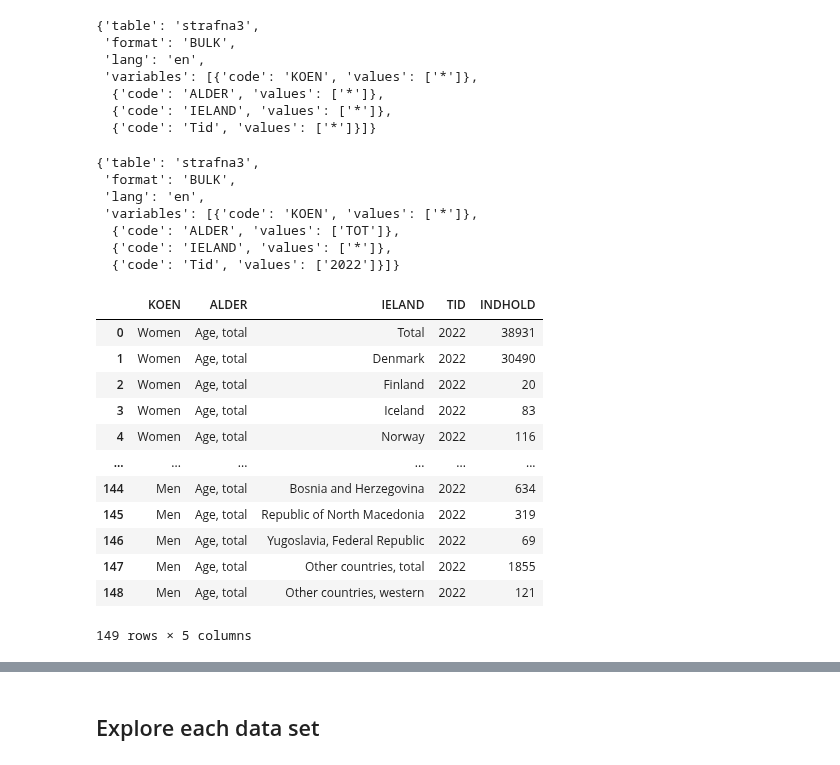
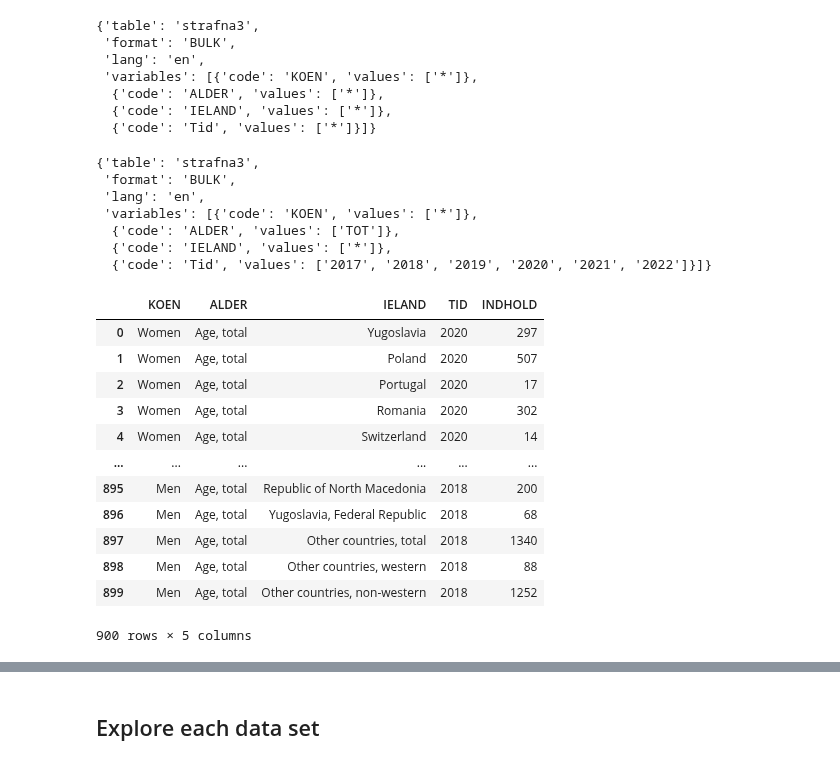
Before and after one commit to NumEconCopenhagen/projects-2024-malik-og-mads, a Jupyter notebook: dataproject/dataproject.ipynb, the cells around one changed output, grey strips where cells are left out. Cells and saved outputs as stored; diff of their text form; code cells hidden in the pictures.

```diff
--- a/dataproject/dataproject.ipynb
+++ b/dataproject/dataproject.ipynb
@@ -63,7 +60,7 @@ params
 # %%
 variables = params['variables'] # Returns a view, that we can edit
 variables[1]['values'] = ['TOT']
-variables[3]['values'] = ['2022']
+variables[3]['values'] = ['2017', '2018', '2019', '2020', '2021', '2022']
 params
 # %% [output]
 {'table': 'strafna3',
@@ -72,24 +69,24 @@ params
  'variables': [{'code': 'KOEN', 'values': ['*']},
   {'code': 'ALDER', 'values': ['TOT']},
   {'code': 'IELAND', 'values': ['*']},
-  {'code': 'Tid', 'values': ['2022']}]}
+  {'code': 'Tid', 'values': ['2017', '2018', '2019', '2020', '2021', '2022']}]}
 # %%
 inc_api = ind.get_data(params=params)
-inc_api.head(149)
+inc_api.head(900)
 # %% [output]
 |  | KOEN | ALDER | IELAND | TID | INDHOLD |
-| 0 | Women | Age, total | Total | 2022 | 38931 |
-| 1 | Women | Age, total | Denmark | 2022 | 30490 |
-| 2 | Women | Age, total | Finland | 2022 | 20 |
-| 3 | Women | Age, total | Iceland | 2022 | 83 |
-| 4 | Women | Age, total | Norway | 2022 | 116 |
+| 0 | Women | Age, total | Yugoslavia | 2020 | 297 |
+| 1 | Women | Age, total | Poland | 2020 | 507 |
+| 2 | Women | Age, total | Portugal | 2020 | 17 |
+| 3 | Women | Age, total | Romania | 2020 | 302 |
+| 4 | Women | Age, total | Switzerland | 2020 | 14 |
 | ... | ... | ... | ... | ... | ... |
-| 144 | Men | Age, total | Bosnia and Herzegovina | 2022 | 634 |
-| 145 | Men | Age, total | Republic of North Macedonia | 2022 | 319 |
-| 146 | Men | Age, total | Yugoslavia, Federal Republic | 2022 | 69 |
-| 147 | Men | Age, total | Other countries, total | 2022 | 1855 |
-| 148 | Men | Age, total | Other countries, western | 2022 | 121 |
+| 895 | Men | Age, total | Republic of North Macedonia | 2018 | 200 |
+| 896 | Men | Age, total | Yugoslavia, Federal Republic | 2018 | 68 |
+| 897 | Men | Age, total | Other countries, total | 2018 | 1340 |
+| 898 | Men | Age, total | Other countries, western | 2018 | 88 |
+| 899 | Men | Age, total | Other countries, non-western | 2018 | 1252 |
-149 rows × 5 columns
+900 rows × 5 columns
 # %%
 inc_api.sort_values(by='INDHOLD', inplace=True)
 inc_api.tail(20)
```
Also changed, not shown: parts of 5 cells of this notebook.
